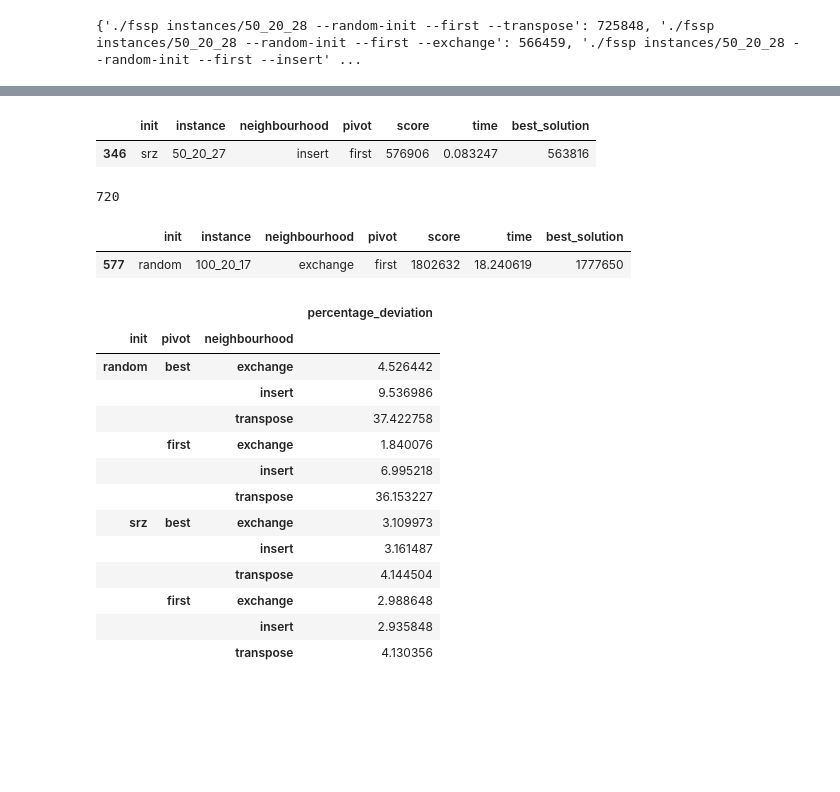
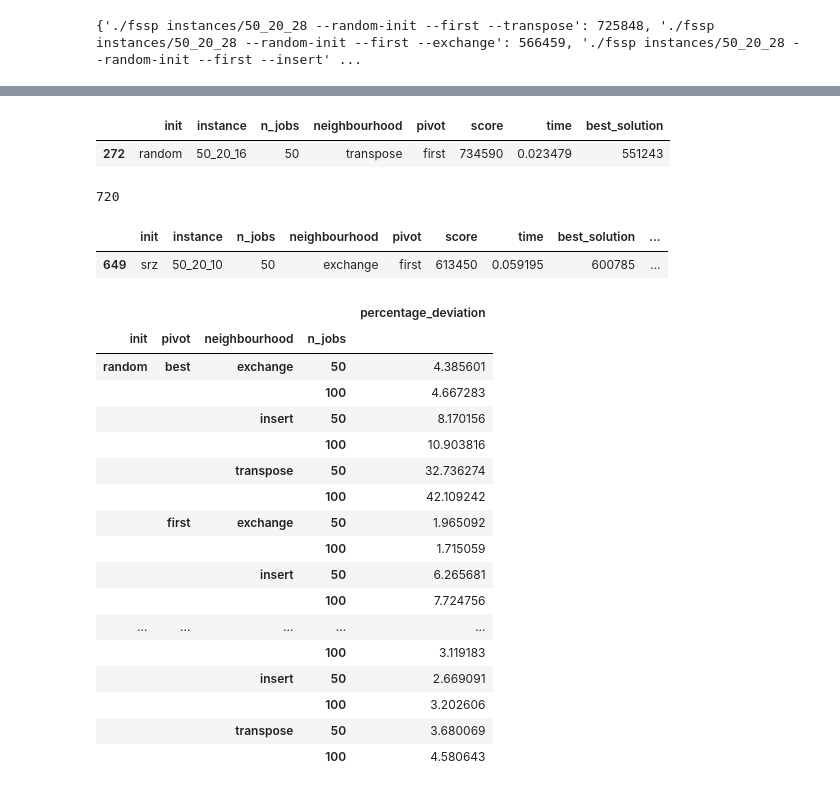
Before and after one commit to t00n/heuristics, a Jupyter notebook: impl1/src/exercise 1.ipynb, the cells around one changed output, grey strips where cells are left out. Cells and saved outputs as stored; diff of their text form; code cells hidden in the pictures; blank space fills up the shorter version.

```diff
--- a/impl1/src/exercise 1.ipynb
+++ b/impl1/src/exercise 1.ipynb
@@ -61,6 +61,7 @@ print(times)
 processed = [
     {
         "instance": s.split()[1].split("/")[-1],
+        "n_jobs": len(sol),
         "init": "srz" if "srz" in s else "random",
         "pivot": "best" if "best" in s else "first",
         "neighbourhood": "exchange" if "exchange" in s else "transpose" if "transpose" in s else "insert" if "insert"in s else "tie" if "tie" in s else "tei",
@@ -104,31 +105,37 @@ best.sample()
 merged = pd.merge(df, best, how='left', on='instance')
 merged.sample()
 # %% [output]
-|  | init | instance | neighbourhood | pivot | score | time | best_solution |
-| 346 | srz | 50_20_27 | insert | first | 576906 | 0.083247 | 563816 |
+|  | init | instance | n_jobs | neighbourhood | pivot | score | time | best_solution |
+| 272 | random | 50_20_16 | 50 | transpose | first | 734590 | 0.023479 | 551243 |
+# %%
+merged['percentage_deviation'] = 100 * (merged.score - merged.best_solution) / merged.best_solution
 # %%
 exercise1 = merged[(merged.neighbourhood != "tei") & (merged.neighbourhood != "tie")]
 print(len(exercise1))
 exercise1.sample()
 # %% [output]
 720
-|  | init | instance | neighbourhood | pivot | score | time | best_solution |
-| 577 | random | 100_20_17 | exchange | first | 1802632 | 18.240619 | 1777650 |
+|  | init | instance | n_jobs | neighbourhood | pivot | score | time | best_solution | ... |
+| 649 | srz | 50_20_10 | 50 | exchange | first | 613450 | 0.059195 | 600785 | ... |
 # %%
-exercise1['percentage_deviation'] = 100 * (exercise1.score - exercise1.best_solution) / exercise1.best_solution
-exercise1.groupby(['init', 'pivot', 'neighbourhood']).mean()[['percentage_deviation']]
+exercise1_groupby_algos = exercise1.groupby(['init', 'pivot', 'neighbourhood', 'n_jobs'])
+exercise1_groupby_algos.mean()[['percentage_deviation']]
 # %% [output]
-|  |  |  | percentage_deviation |
-| init | pivot | neighbourhood |  |
-| random | best | exchange | 4.526442 |
-|  |  | insert | 9.536986 |
-|  |  | transpose | 37.422758 |
-|  | first | exchange | 1.840076 |
-|  |  | insert | 6.995218 |
-|  |  | transpose | 36.153227 |
-| srz | best | exchange | 3.109973 |
-|  |  | insert | 3.161487 |
-|  |  | transpose | 4.144504 |
-|  | first | exchange | 2.988648 |
-|  |  | insert | 2.935848 |
-|  |  | transpose | 4.130356 |
+|  |  |  |  | percentage_deviation |
+| init | pivot | neighbourhood | n_jobs |  |
+| random | best | exchange | 50 | 4.385601 |
+|  |  |  | 100 | 4.667283 |
+|  |  | insert | 50 | 8.170156 |
+|  |  |  | 100 | 10.903816 |
+|  |  | transpose | 50 | 32.736274 |
+|  |  |  | 100 | 42.109242 |
+|  | first | exchange | 50 | 1.965092 |
+|  |  |  | 100 | 1.715059 |
+|  |  | insert | 50 | 6.265681 |
+|  |  |  | 100 | 7.724756 |
+| ... | ... | ... | ... | ... |
+|  |  |  | 100 | 3.119183 |
+|  |  | insert | 50 | 2.669091 |
+|  |  |  | 100 | 3.202606 |
+|  |  | transpose | 50 | 3.680069 |
+|  |  |  | 100 | 4.580643 |
```
Also changed, not shown: parts of 8 cells of this notebook.
